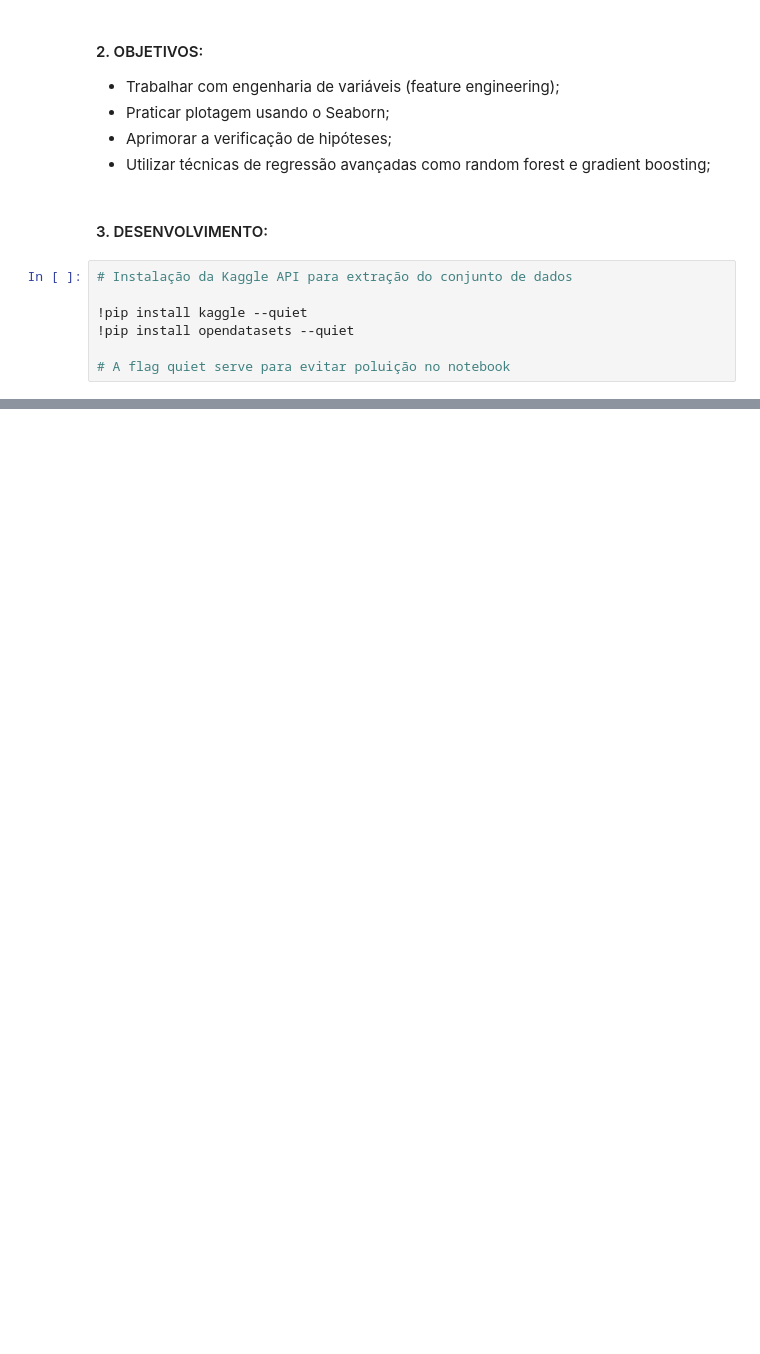
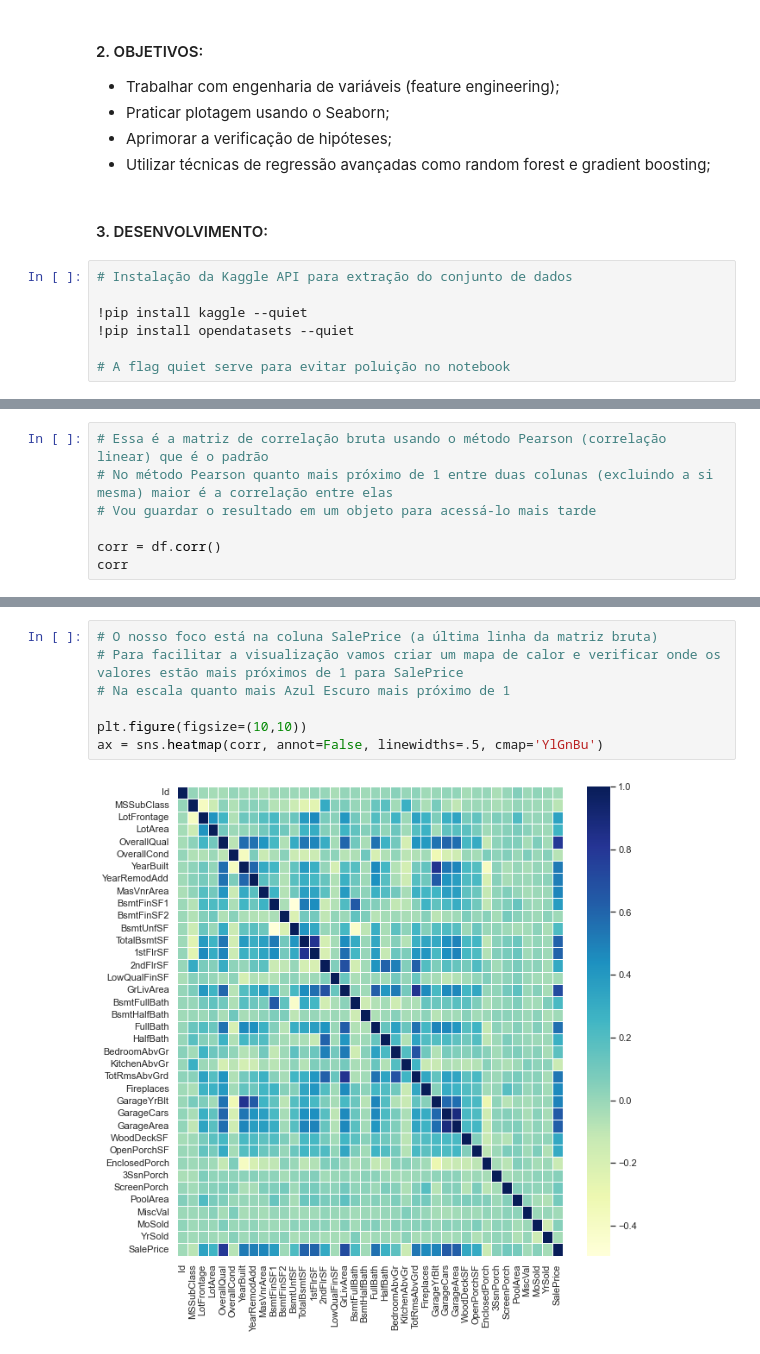
Before and after one commit to Rebeque/Python-Analysis, a Jupyter notebook: Preço de Casas - Técnicas de Regressão Avançadas - Kaggle.ipynb, the cells around one changed output, grey strips where cells are left out. Cells and saved outputs as stored; diff of their text form; blank space fills up the shorter version.

```diff
--- a/Preço de Casas - Técnicas de Regressão Avançadas - Kaggle.ipynb
+++ b/Preço de Casas - Técnicas de Regressão Avançadas - Kaggle.ipynb
@@ -54,0 +365,7 @@ SyntaxError: invalid syntax (1711899963.py, line 3)
+# %%
+# Essa é a matriz de correlação bruta usando o método Pearson (correlação linear) que é o padrão
+# No método Pearson quanto mais próximo de 1 entre duas colunas (excluindo a si mesma) maior é a correlação entre elas
+# Vou guardar o resultado em um objeto para acessá-lo mais tarde
+
+corr = df.corr()
+corr
@@ -54,0 +390,9 @@ SyntaxError: invalid syntax (1711899963.py, line 3)
+# %%
+# O nosso foco está na coluna SalePrice (a última linha da matriz bruta)
+# Para facilitar a visualização vamos criar um mapa de calor e verificar onde os valores estão mais próximos de 1 para SalePrice
+# Na escala quanto mais Azul Escuro mais próximo de 1
+
+plt.figure(figsize=(10,10))
+ax = sns.heatmap(corr, annot=False, linewidths=.5, cmap='YlGnBu')
+# %% [output]
+[figure, added]
```
Also changed, not shown: parts of 36 cells of this notebook.
